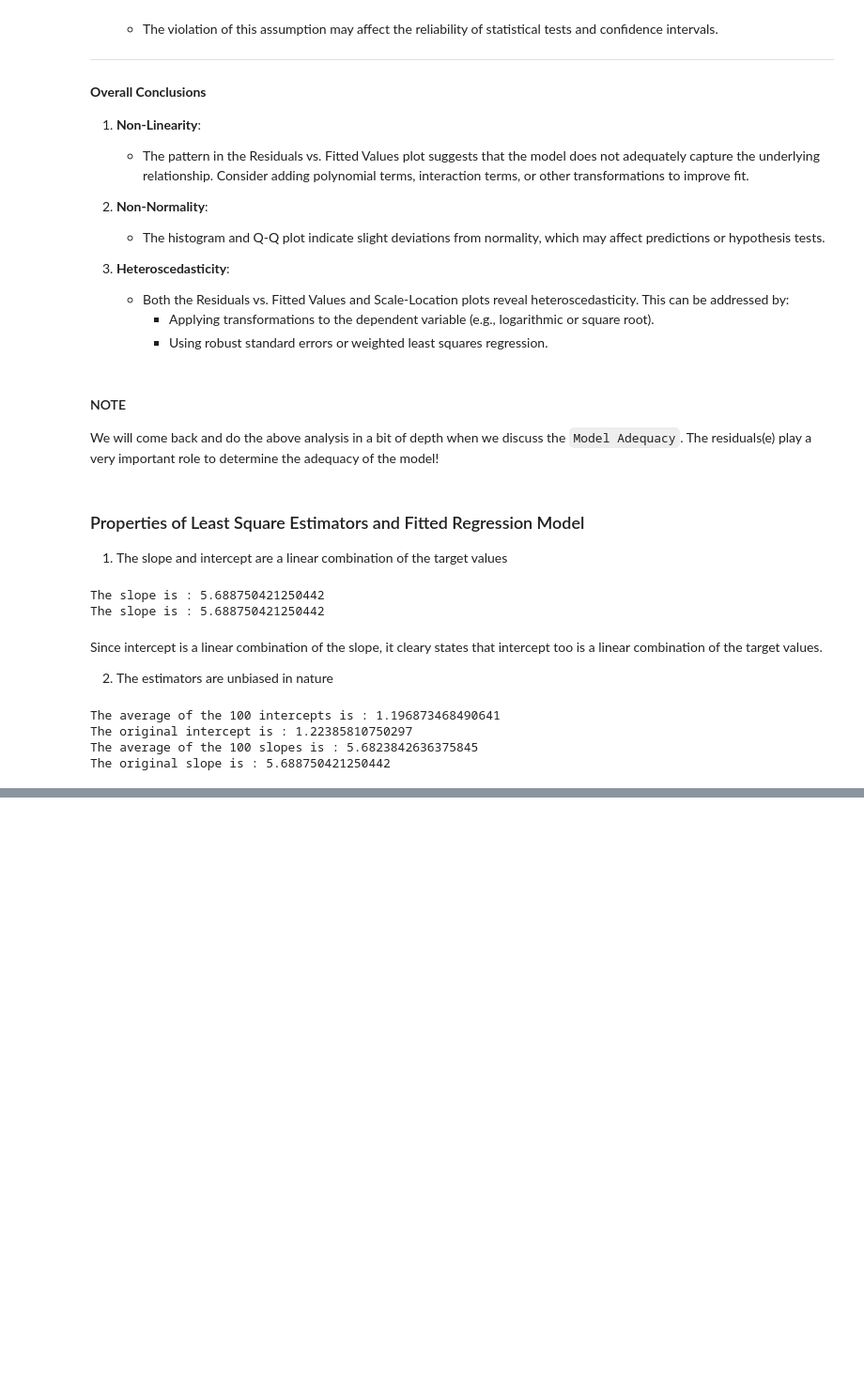
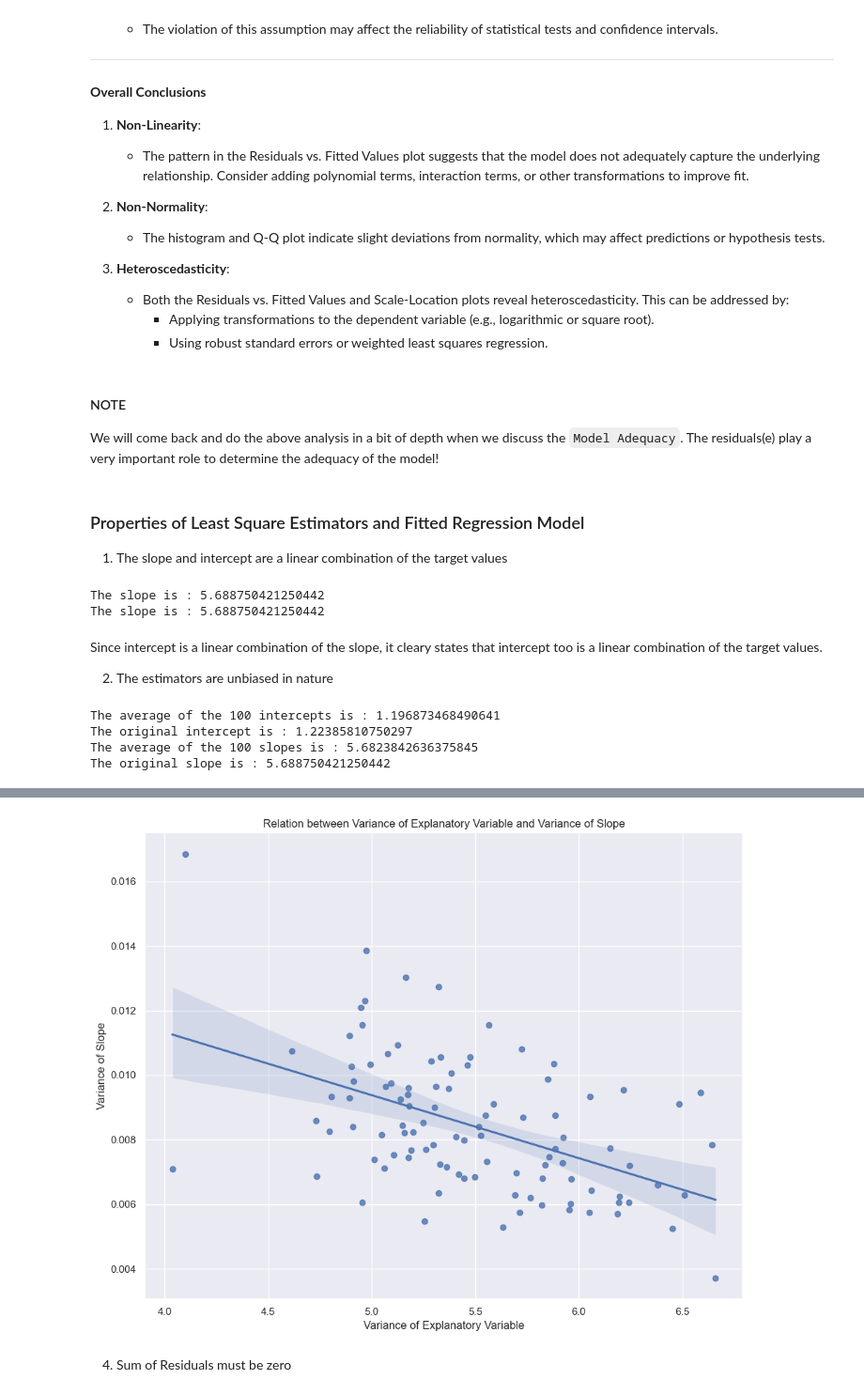
Before and after one commit to basu-binayak/GroundUpML, a Jupyter notebook: Linear Regression/Simple Linear Regression/simple_linear_regression_scratch.ipynb, the cells around one changed output, grey strips where cells are left out. Shown: that part at 94% size. Drawn from its saved outputs; the diff is of its cells as text; code cells hidden in the pictures; blank space fills up the shorter version.

```diff
--- a/Linear Regression/Simple Linear Regression/simple_linear_regression_scratch.ipynb
+++ b/Linear Regression/Simple Linear Regression/simple_linear_regression_scratch.ipynb
@@ -548,0 +534,55 @@ As is visible, the average of the parameters is actually very close to the origi
+# %%
+import random  # Importing the random module for random sampling.
+
+var_x, var_b_1 = [], []  # Initializing empty lists to store variances of x and slopes.
+
+for _ in range(100):  # Outer loop to repeat the process 100 times.
+    B_1 = []  # Initialize an empty list to store slopes for this iteration.
+
+    # Generate 90 random indices between 0 and 100.
+    random_90 = np.random.randint(0, 100, 90)
+
+    # Select rows based on random indices and calculate variance of x (time_study).
+    x = model_data['time_study'].iloc[random_90]
+    var_x.append(np.var(x))  # Append variance of x to the var_x list.
+
+    for _ in range(100):  # Inner loop to repeat the process 100 times for each outer iteration.
+        # Select 80 random indices from the 90 previously selected indices.
+        selected_80 = random.sample(list(random_90), 80)
+
+        # Extract rows for the selected 80 indices.
+        sample = model_data.iloc[selected_80]
+        y = sample['Marks']  # Dependent variable (target).
+        x = sample['time_study']  # Explanatory variable (predictor).
+
+        # Add a constant column to x for the intercept in the linear regression.
+        X = sm.add_constant(x)
+
+        # Create and fit the OLS (Ordinary Least Squares) regression model.
+        linear_regression = sm.OLS(y, X)  # Define the model.
+        fitted_model = linear_regression.fit()  # Fit the model to the data.
+
+        # Extract model coefficients: beta_0 (intercept) and beta_1 (slope).
+        beta_0, beta_1 = np.array(fitted_model.params)[0], np.array(fitted_model.params)[1]
+
+        B_1.append(beta_1)  # Append the slope (beta_1) to the B_1 list.
+
+    # Calculate variance of the slopes and append it to var_b_1.
+    var_b_1.append(np.var(B_1))
+
+# Create a figure and axis for the plot.
+fig, ax = plt.subplots(figsize=(10, 8))
+
+# Create a regression plot of variance of x (var_x) vs. variance of slope (var_b_1).
+sns.regplot(x=var_x, y=var_b_1, ax=ax)
+
+# Add a title and labels to the plot.
+ax.set_title("Relation between Variance of Explanatory Variable and Variance of Slope")
+ax.set_xlabel("Variance of Explanatory Variable")
+ax.set_ylabel("Variance of Slope")
+
+plt.tight_layout()  # Adjust layout for better visualization.
+# %% [output]
+[figure, added]
+# %% [markdown]
+4. Sum of Residuals must be zero
```
Also changed, not shown: parts of 4 cells of this notebook.
